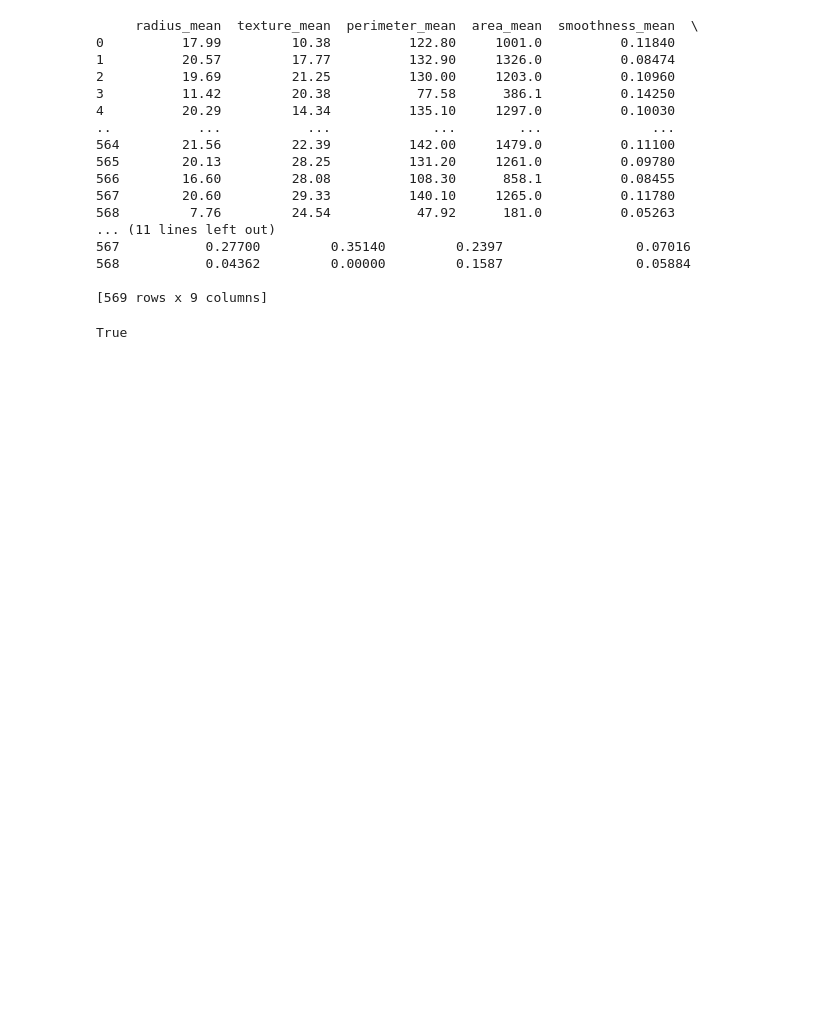
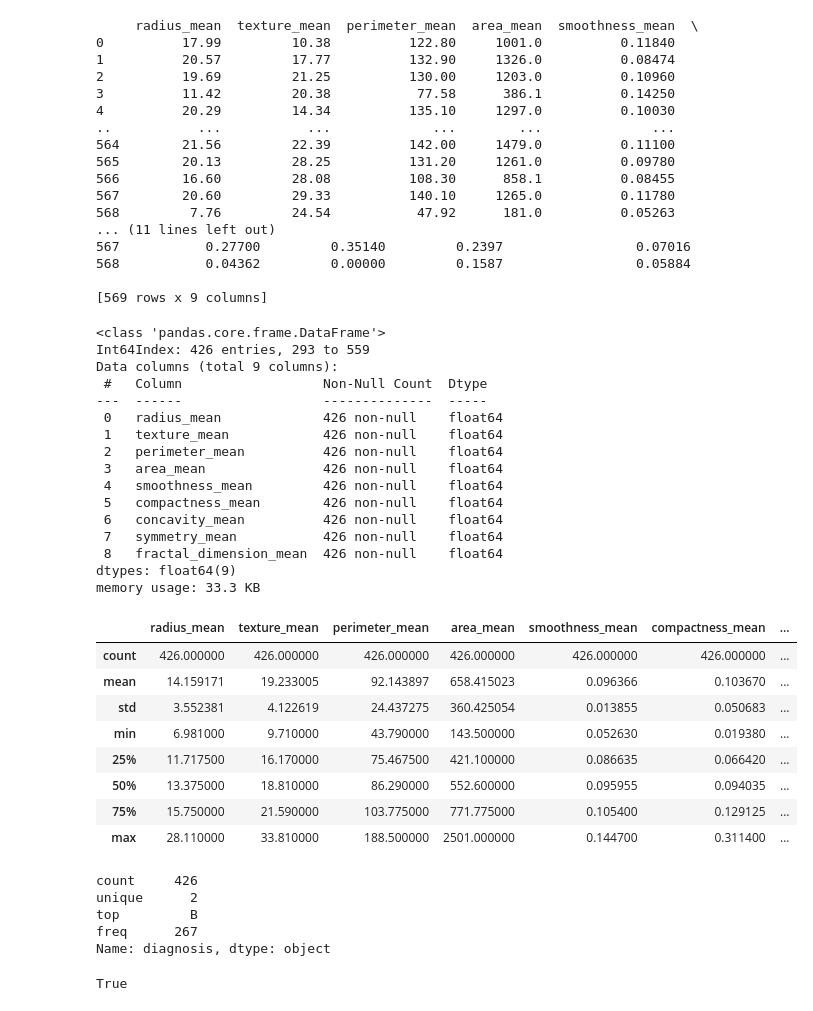
Before and after one commit to pthomas000/Adv_Data_Analysis, a Jupyter notebook: Project_1.ipynb, the cells around one changed output. Drawn from its saved outputs; the diff is of its cells as text; code cells hidden in the pictures; blank space fills up the shorter version.

```diff
--- a/Project_1.ipynb
+++ b/Project_1.ipynb
@@ -113,4 +83,30 @@ X_train, X_test, y_train, y_test = train_test_split(X, y, random_state=0, strati
 # %%
 # Explore training set
-DataFrame.info()
-DataFrame.describe()
+X_train.info()
+X_train.describe()
+# %% [output]
+<class 'pandas.core.frame.DataFrame'>
+Int64Index: 426 entries, 293 to 559
+Data columns (total 9 columns):
+ #   Column                  Non-Null Count  Dtype
+---  ------                  --------------  -----
+ 0   radius_mean             426 non-null    float64
+ 1   texture_mean            426 non-null    float64
+ 2   perimeter_mean          426 non-null    float64
+ 3   area_mean               426 non-null    float64
+ 4   smoothness_mean         426 non-null    float64
+ 5   compactness_mean        426 non-null    float64
+ 6   concavity_mean          426 non-null    float64
+ 7   symmetry_mean           426 non-null    float64
+ 8   fractal_dimension_mean  426 non-null    float64
+dtypes: float64(9)
+memory usage: 33.3 KB
+|  | radius_mean | texture_mean | perimeter_mean | area_mean | smoothness_mean | compactness_mean | ... |
+| count | 426.000000 | 426.000000 | 426.000000 | 426.000000 | 426.000000 | 426.000000 | ... |
+| mean | 14.159171 | 19.233005 | 92.143897 | 658.415023 | 0.096366 | 0.103670 | ... |
+| std | 3.552381 | 4.122619 | 24.437275 | 360.425054 | 0.013855 | 0.050683 | ... |
+| min | 6.981000 | 9.710000 | 43.790000 | 143.500000 | 0.052630 | 0.019380 | ... |
+| 25% | 11.717500 | 16.170000 | 75.467500 | 421.100000 | 0.086635 | 0.066420 | ... |
+| 50% | 13.375000 | 18.810000 | 86.290000 | 552.600000 | 0.095955 | 0.094035 | ... |
+| 75% | 15.750000 | 21.590000 | 103.775000 | 771.775000 | 0.105400 | 0.129125 | ... |
+| max | 28.110000 | 33.810000 | 188.500000 | 2501.000000 | 0.144700 | 0.311400 | ... |
@@ -126 +113,9 @@ DataFrame.describe()
+# %%
+y_train.describe()
+# %% [output]
+count     426
+unique      2
+top         B
+freq      267
+Name: diagnosis, dtype: object
 # %%
```
Also changed, not shown: parts of 8 cells of this notebook.
